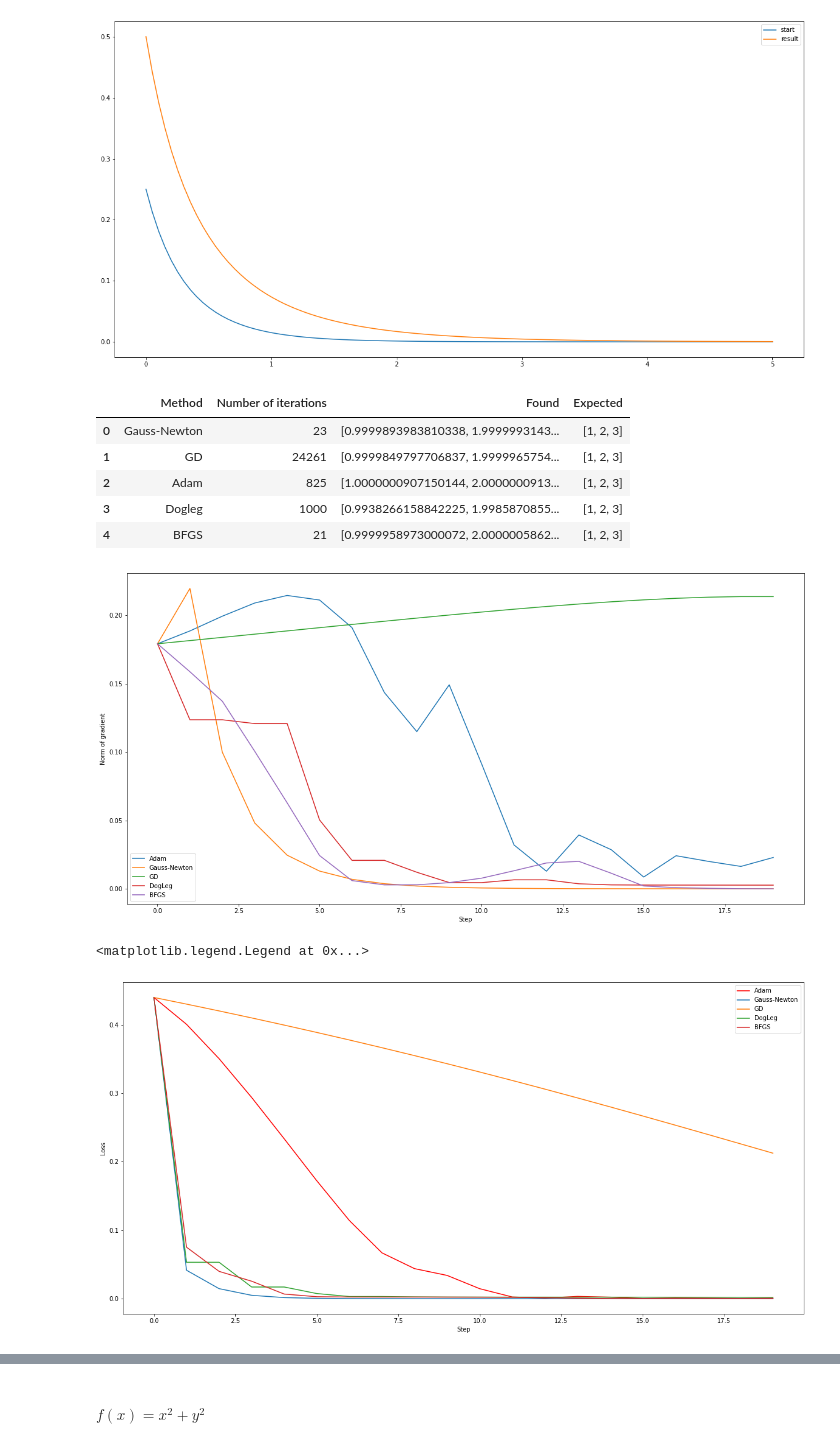
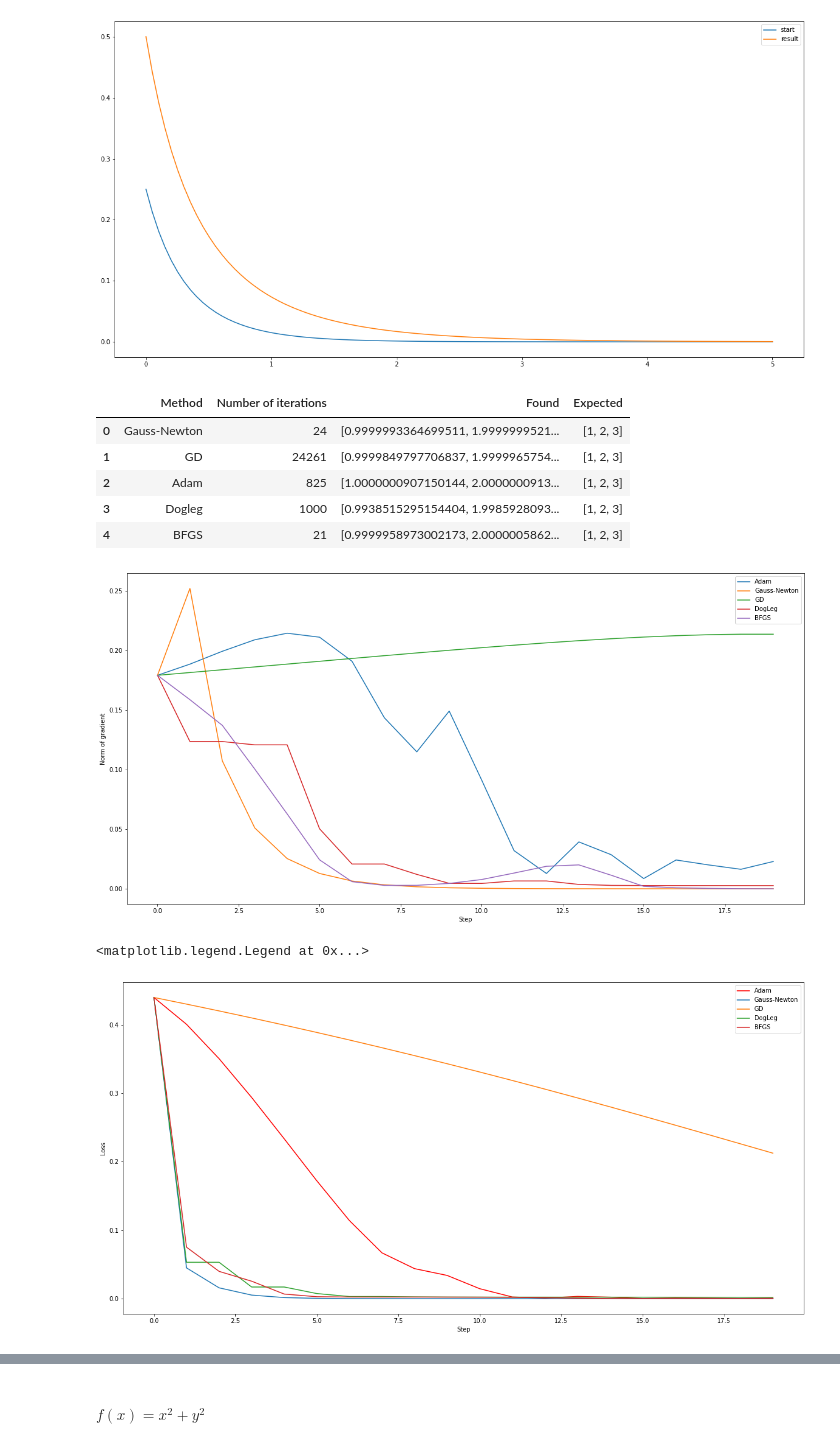
Before and after one commit to dzahbarov/opt-methods, a Jupyter notebook: lab3/lab3.ipynb, the cells around one changed output, grey strips where cells are left out. Cells and saved outputs as stored; diff of their text form; code cells hidden in the pictures.

```diff
--- a/lab3/lab3.ipynb
+++ b/lab3/lab3.ipynb
@@ -32,7 +32,7 @@ def minibatch_grad(func, x, batch=30):
 
 
 def cancel_condition(x):
-    return np.linalg.norm(grad(minimizing_func, x)) < 1e-6
+    return np.linalg.norm(grad(minimizing_func, x)) < 1e-7
 
 
 def minibatch_sgd(f, lr, start, lr_strategy=exp_lr, epoch=20, batch=1, gradient=None):
@@ -166,7 +162,10 @@ def calcP(x):
     return -pseudo_inverse @ np.array(rs).T
 
 
-def newton(f, lr, start, lr_strategy=const_lr, epoch=20):
+def newton(f, start, epoch=20):
+    def grad_with_fixed_func(x):
+        return grad(f, x)
+
     x = start
     points = list()
     grads = list()
@@ -175,10 +174,12 @@ def newton(f, lr, start, lr_strategy=const_lr, epoch=20):
     for i in range(1, epoch):
         loss.append(f(x))
         grads.append(np.linalg.norm(grad(minimizing_func, x)))
-        x = x + lr_strategy(i, lr) * np.array(calcP(x))
+        p = calcP(x)
+        a = opt.line_search(f, grad_with_fixed_func, x, p)[0]
+        x = x + a * np.array(p)
         points.append(x)
         if cancel_condition(x):
             break
 
-    return [np.array(points), grads, loss]
+    return np.array(points), grads, loss
 # %% [markdown]
@@ -208,15 +209,15 @@ $\displaystyle \rho_k = \frac{f(x_k) - f(x_k + p_k)}{m_k(0) - m_k(p_k)}$
 # %%
-def getRo(f, x, p, calcH, local_grad):
+def get_rho(f, x, p, calc_hessian, local_grad):
     fx = f(x) - f(x + p)
-    mk = m(f, calcH, x, np.zeros(len(x)), local_grad) - m(f, calcH, x, p, local_grad)
+    mk = m(f, calc_hessian, x, np.zeros(len(x)), local_grad) - m(f, calc_hessian, x, p, local_grad)
     return fx / mk
 
 
-def m(f, calcH, x, p, local_grad):
-    return f(x) + np.transpose(local_grad(f, x)) @ p + 1 / 2 * np.transpose(p) @ calcH(x) @ p
+def m(f, calc_hessian, x, p, local_grad):
+    return f(x) + np.transpose(local_grad(f, x)) @ p + 1 / 2 * np.transpose(p) @ calc_hessian(x) @ p
 
 
-def calcHFor1(x):
+def calc_hessian_for_lsm(x):
     res = list()
     for i in range(3):
         row = list()
@@ -227,8 +228,8 @@ def calcHFor1(x):
     return 2 * JT @ JT.T
 
 
-def calcStep(f, calcH, x, delta, local_grad):
-    H = calcH(x)
+def calc_p(f, calc_hessian, x, delta, local_grad):
+    H = calc_hessian(x)
     gr = local_grad(f, x)
 
     pH = -np.linalg.inv(H) @ gr
@@ -251,7 +252,7 @@ def calcStep(f, calcH, x, delta, local_grad):
     return A + T * B
 
 
-def dogleg(f, start, calcH, delta=1, nu=1 / 4, epoch=20, delta_max=100, gradient=None):
+def dogleg(f, start, calc_hessian, delta=1, nu=1 / 4, epoch=20, delta_max=100, gradient=None):
     x = start
 
     if gradient is not None:
@@ -272,9 +273,9 @@ def dogleg(f, start, calcH, delta=1, nu=1 / 4, epoch=20, delta_max=100, gradient
         grads.append(np.linalg.norm(local_grad(f, x)))
         loss.append(f(x))
 
-        p = calcStep(f, calcH, x, delta, local_grad)
+        p = calc_p(f, calc_hessian, x, delta, local_grad)
 
-        ro = getRo(f, x, p, calcH, local_grad)
+        ro = get_rho(f, x, p, calc_hessian, local_grad)
 
         if ro < 1 / 4:
             delta = 1 / 4 * delta
@@ -293,4 +294,4 @@ def dogleg(f, start, calcH, delta=1, nu=1 / 4, epoch=20, delta_max=100, gradient
         if np.linalg.norm(local_grad(f, x)) < 1e-7:
             break
 
-    return [np.array(points), np.array(grads), np.array(loss)]
+    return np.array(points), np.array(grads), np.array(loss)
@@ -387,9 +398,8 @@ plt.legend()
 gd_points, gd_grads, gd_loss = gd(minimizing_func, 0.3, start=start_point, lr_strategy=const_lr, epoch=50000)
 adam_points, adam_grads, adam_loss = adam(minimizing_func, b1=0.5, b2=0.5, lr=0.2, start=start_point,
                                           lr_strategy=exp_lr, epoch=50000, batch=30)
-newton_points, newton_grads, newton_loss = newton(minimizing_func2, 1, start=start_point, lr_strategy=exp_lr,
-                                                  epoch=2000)
-dogleg_points, dogleg_grads, dogleg_loss = dogleg(minimizing_func, start_point, calcHFor1, delta=2, epoch=1000)
+newton_points, newton_grads, newton_loss = newton(minimizing_func2, start=start_point, epoch=2000)
+dogleg_points, dogleg_grads, dogleg_loss = dogleg(minimizing_func, start_point, calc_hessian_for_lsm, delta=2, epoch=1000)
 bfgs_points, bfgs_grads, bfgs_loss = bfgs(minimizing_func, gradient_func1, start_point, epoch=1000)
 
 df = pd.DataFrame(data={
@@ -404,37 +414,37 @@ display(df)
 size = min(len(gd_points), len(adam_points), len(newton_points), len(dogleg_points), len(bfgs_points)) - 1
 ss = range(0, size)
 
 plt.plot(ss, adam_grads[:size], label='Adam')
 plt.plot(ss, newton_grads[:size], label='Gauss-Newton')
 plt.plot(ss, gd_grads[:size], label='GD')
 plt.plot(ss, dogleg_grads[:size], label='DogLeg')
 plt.plot(ss, bfgs_grads[:size], label='BFGS')
 
 plt.xlabel("Step")
 plt.ylabel("Norm of gradient")
 
 plt.legend()
 
 plt.show()
 
 plt.plot(ss, adam_loss[:size], 'r', label='Adam')
 plt.plot(ss, newton_loss[:size], label='Gauss-Newton')
 plt.plot(ss, gd_loss[:size], label='GD')
 plt.plot(ss, dogleg_loss[:size], label='DogLeg')
 plt.plot(ss, bfgs_loss[:size], label='BFGS')
 
 plt.xlabel("Step")
 plt.ylabel("Loss")
 
 plt.legend()
 # %% [output]
 |  | Method | Number of iterations | Found | Expected |
-| 0 | Gauss-Newton | 23 | [0.9999893983810338, 1.9999993143... | [1, 2, 3] |
+| 0 | Gauss-Newton | 24 | [0.9999993364699511, 1.9999999521... | [1, 2, 3] |
 | 1 | GD | 24261 | [0.9999849797706837, 1.9999965754... | [1, 2, 3] |
 | 2 | Adam | 825 | [1.0000000907150144, 2.0000000913... | [1, 2, 3] |
-| 3 | Dogleg | 1000 | [0.9938266158842225, 1.9985870855... | [1, 2, 3] |
-| 4 | BFGS | 21 | [0.9999958973000072, 2.0000005862... | [1, 2, 3] |
+| 3 | Dogleg | 1000 | [0.9938515295154404, 1.9985928093... | [1, 2, 3] |
+| 4 | BFGS | 21 | [0.9999958973002173, 2.0000005862... | [1, 2, 3] |
-[figure, old version]
+[figure, new version]
 <matplotlib.legend.Legend at 0x...>
 [figure]
 # %%
```
Also changed, not shown: parts of 9 cells of this notebook.
